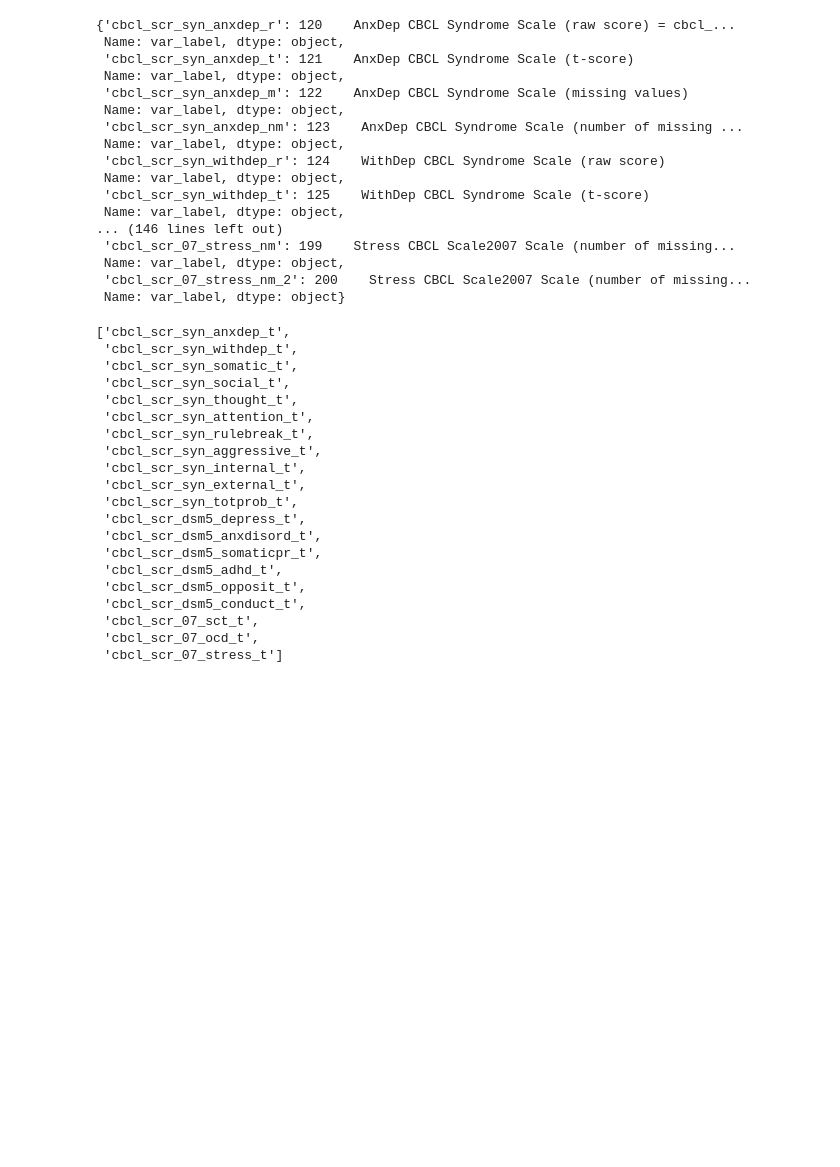
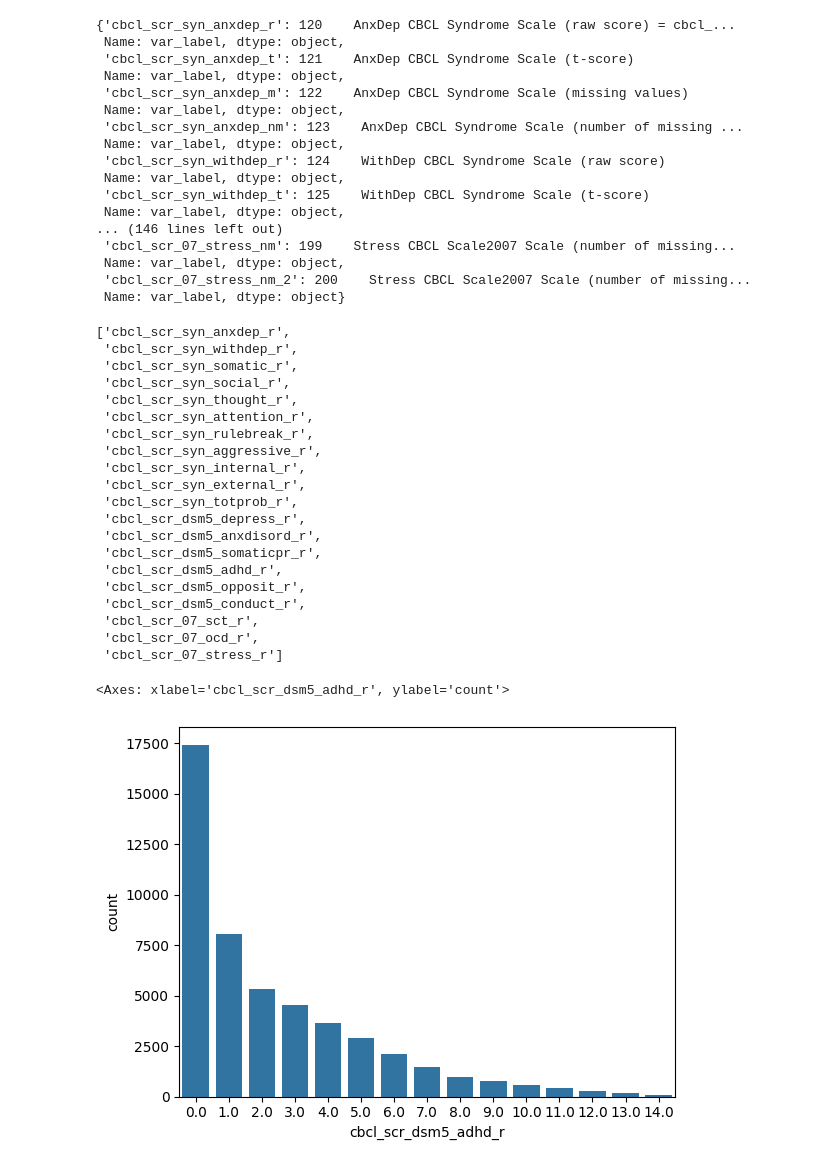
Before and after one commit to ALINA991/ADHD_fMRI, a Jupyter notebook: ABCD/data_scoring/cbcl.ipynb, the cells around one changed output. Drawn from its saved outputs; the diff is of its cells as text; code cells hidden in the pictures; blank space fills up the shorter version.

```diff
--- a/ABCD/data_scoring/cbcl.ipynb
+++ b/ABCD/data_scoring/cbcl.ipynb
@@ -91,26 +79,31 @@ col_raw = [col for col in p_sc.columns if col.endswith("r")]
 col_t = [col for col in p_sc.columns if col.endswith("t")]
 p_sc_raw = p_sc[col_raw]
 p_sc_t = p_sc[col_t]
-col_t
+col_raw
 # %% [output]
-['cbcl_scr_syn_anxdep_t',
- 'cbcl_scr_syn_withdep_t',
- 'cbcl_scr_syn_somatic_t',
- 'cbcl_scr_syn_social_t',
- 'cbcl_scr_syn_thought_t',
- 'cbcl_scr_syn_attention_t',
- 'cbcl_scr_syn_rulebreak_t',
- 'cbcl_scr_syn_aggressive_t',
- 'cbcl_scr_syn_internal_t',
- 'cbcl_scr_syn_external_t',
- 'cbcl_scr_syn_totprob_t',
- 'cbcl_scr_dsm5_depress_t',
- 'cbcl_scr_dsm5_anxdisord_t',
- 'cbcl_scr_dsm5_somaticpr_t',
- 'cbcl_scr_dsm5_adhd_t',
- 'cbcl_scr_dsm5_opposit_t',
- 'cbcl_scr_dsm5_conduct_t',
- 'cbcl_scr_07_sct_t',
- 'cbcl_scr_07_ocd_t',
- 'cbcl_scr_07_stress_t']
+['cbcl_scr_syn_anxdep_r',
+ 'cbcl_scr_syn_withdep_r',
+ 'cbcl_scr_syn_somatic_r',
+ 'cbcl_scr_syn_social_r',
+ 'cbcl_scr_syn_thought_r',
+ 'cbcl_scr_syn_attention_r',
+ 'cbcl_scr_syn_rulebreak_r',
+ 'cbcl_scr_syn_aggressive_r',
+ 'cbcl_scr_syn_internal_r',
+ 'cbcl_scr_syn_external_r',
+ 'cbcl_scr_syn_totprob_r',
+ 'cbcl_scr_dsm5_depress_r',
+ 'cbcl_scr_dsm5_anxdisord_r',
+ 'cbcl_scr_dsm5_somaticpr_r',
+ 'cbcl_scr_dsm5_adhd_r',
+ 'cbcl_scr_dsm5_opposit_r',
+ 'cbcl_scr_dsm5_conduct_r',
+ 'cbcl_scr_07_sct_r',
+ 'cbcl_scr_07_ocd_r',
+ 'cbcl_scr_07_stress_r']
+# %%
+sns.countplot(x = 'cbcl_scr_dsm5_adhd_r', data= p_sc_raw)
+# %% [output]
+<Axes: xlabel='cbcl_scr_dsm5_adhd_r', ylabel='count'>
+[figure, added]
 # %%
```
Also changed, not shown: parts of 6 cells of this notebook, 5 other files.
